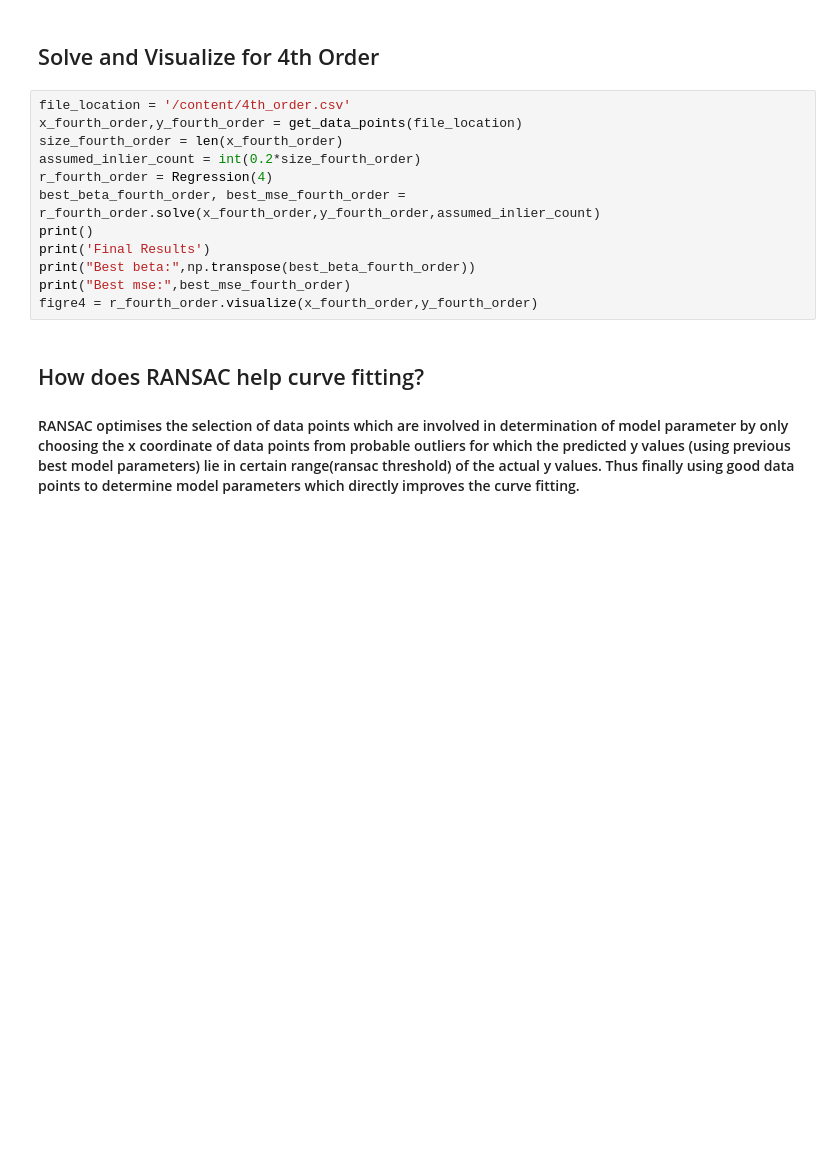
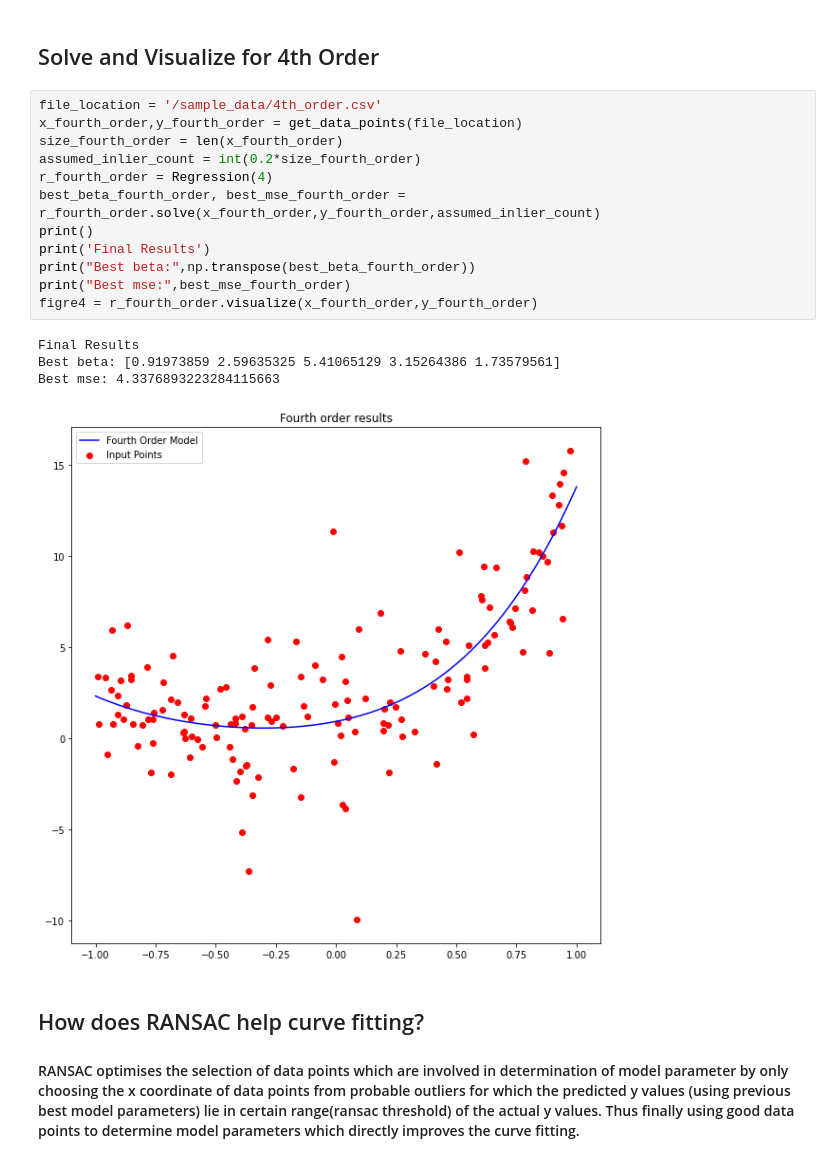
Before and after one commit to pulkitjn/RANSAC-Algorithm, a Jupyter notebook: RANSAC_Algorithm.ipynb, the cells around one changed output. Saved outputs shown, nothing was run; the diff lists cells and outputs as text; blank space fills up the shorter version.

```diff
--- a/RANSAC_Algorithm.ipynb
+++ b/RANSAC_Algorithm.ipynb
@@ -191,17 +199,22 @@ figre3 = r_third_order.visualize(x_third_order,y_third_order)
 # %% [markdown]
 ## Solve and Visualize for 4th Order
 # %%
-file_location = '/content/4th_order.csv'
+file_location = '/sample_data/4th_order.csv'
 x_fourth_order,y_fourth_order = get_data_points(file_location)
 size_fourth_order = len(x_fourth_order)
 assumed_inlier_count = int(0.2*size_fourth_order)
 r_fourth_order = Regression(4)
 best_beta_fourth_order, best_mse_fourth_order = r_fourth_order.solve(x_fourth_order,y_fourth_order,assumed_inlier_count)
 print()
 print('Final Results')
 print("Best beta:",np.transpose(best_beta_fourth_order))
 print("Best mse:",best_mse_fourth_order)
 figre4 = r_fourth_order.visualize(x_fourth_order,y_fourth_order)
+# %% [output]
+Final Results
+Best beta: [0.91973859 2.59635325 5.41065129 3.15264386 1.73579561]
+Best mse: 4.3376893223284115663
+[figure, added]
 # %% [markdown]
 ## How does RANSAC help curve fitting?
 #### RANSAC optimises the selection of data points which are involved in determination of model parameter by only choosing the x coordinate of data points from probable outliers for which the predicted y values (using previous best model parameters) lie in certain range(ransac threshold) of the actual y values. Thus finally using good data points to determine model parameters which directly improves the curve fitting.
```
Also changed, not shown: parts of 2 cells of this notebook, 3 other files.
